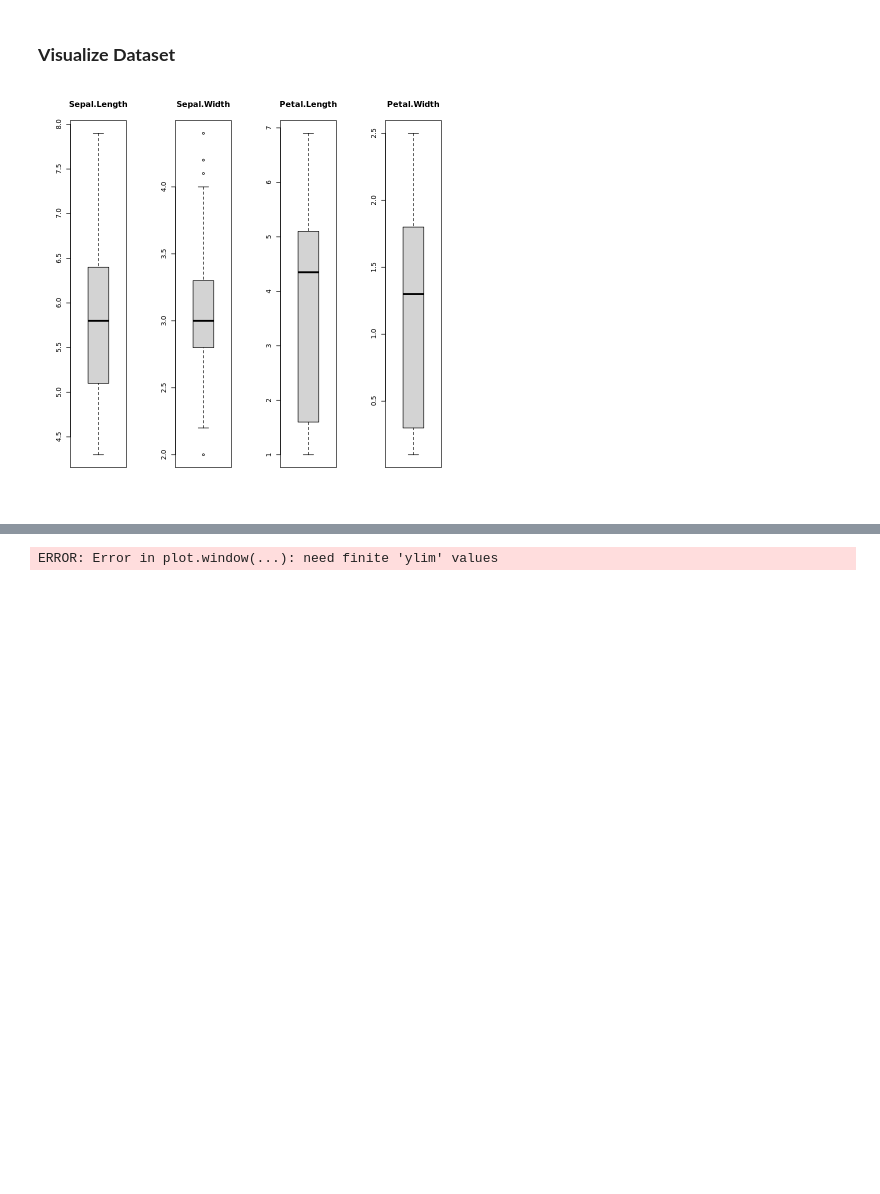
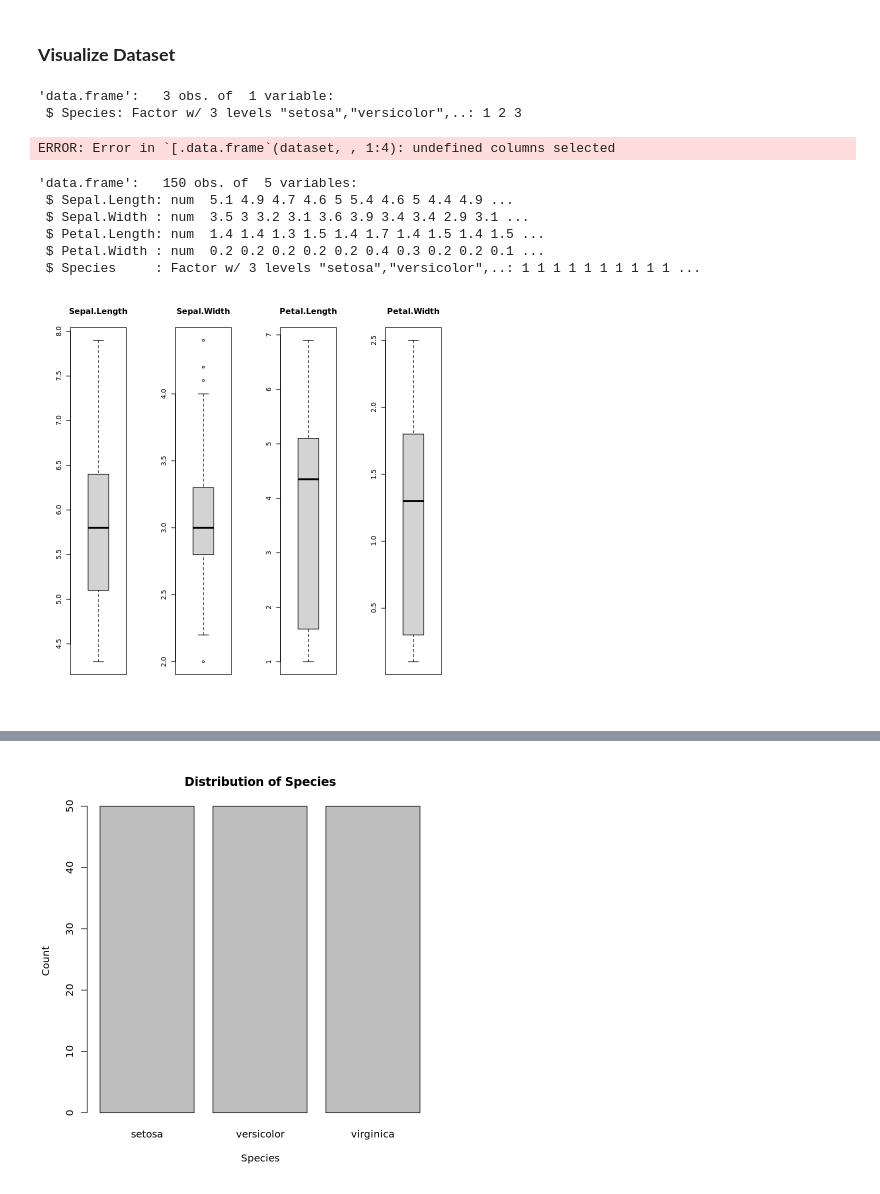
Before and after one commit to Bault22/BSGP_7030_MLA_R, a Jupyter notebook: MLA in R.ipynb, the cells around one changed output, grey strips where cells are left out. Drawn from its saved outputs; the diff is of its cells as text; code cells hidden in the pictures; blank space fills up the shorter version.

```diff
--- a/MLA in R.ipynb
+++ b/MLA in R.ipynb
@@ -97,23 +77,54 @@ summary(dataset)
 # %% [markdown]
 ### **Visualize Dataset**
 # %%
-# split input and output
-x <- dataset[,1:4]
-y <- dataset[,5]
+# Check dataset structure
+str(dataset)
+
+# Split input (x) and output (y)
+x <- dataset[, 1:4]  # Selecting columns 1 to 4 as predictors
+y <- dataset[, 5]    # Selecting column 5 as the response variable
+
+# Check x and y
+head(x)  # Display first few rows of x
+head(y)  # Display first few elements of y
+# %% [output]
+'data.frame':   3 obs. of  1 variable:
+ $ Species: Factor w/ 3 levels "setosa","versicolor",..: 1 2 3
+ERROR: Error in `[.data.frame`(dataset, , 1:4): undefined columns selected
 # %%
-# Load the iris dataset (if not already loaded)
-data(iris)
+# Ensure 'iris' dataset is loaded and check its structure
+str(iris)
 
-# Set up the layout for the plots (1 row, 4 columns)
-par(mfrow=c(1,4))
+# Plot boxplots for each numeric attribute
+par(mfrow = c(1, 4))  # Set up plotting layout
 
-# Create boxplots for each attribute (columns 1 to 4) in the iris dataset
-for(i in 1:4) {
-  boxplot(iris[, i], main = names(iris)[i])
+# Loop through numeric columns (1 to 4) in iris dataset
+for (i in 1:4) {
+  boxplot(iris[[i]], main = names(iris)[i])  # Plot boxplot for each column
 }
 # %% [output]
+'data.frame':   150 obs. of  5 variables:
+ $ Sepal.Length: num  5.1 4.9 4.7 4.6 5 5.4 4.6 5 4.4 4.9 ...
+ $ Sepal.Width : num  3.5 3 3.2 3.1 3.6 3.9 3.4 3.4 2.9 3.1 ...
+ $ Petal.Length: num  1.4 1.4 1.3 1.5 1.4 1.7 1.4 1.5 1.4 1.5 ...
+ $ Petal.Width : num  0.2 0.2 0.2 0.2 0.2 0.4 0.3 0.2 0.2 0.1 ...
+ $ Species     : Factor w/ 3 levels "setosa","versicolor",..: 1 1 1 1 1 1 1 1 1 1 ...
 [figure]
 # %%
-# barplot for class breakdown
-plot(y)
+# Load the iris dataset (built-in dataset in R)
+data(iris)
+
+# Split input (x) and output (y)
+x <- iris[, 1:4]  # Selecting columns 1 to 4 as predictors
+y <- iris[, 5]    # Selecting column 5 (Species) as the response variable
+
+# Check if y exists
+exists("y")
+
+# Plotting y (bar plot for categorical variable y)
+if (exists("y")) {
+  barplot(table(y), main = "Distribution of Species", xlab = "Species", ylab = "Count")
+} else {
+  print("Variable 'y' does not exist or is not correctly defined.")
+}
 # %% [output]
@@ -126,2 +132 @@ Warning message in max(x):
-ERROR: Error in plot.window(...): need finite 'ylim' values
-[figure, old version]
+[figure, new version]
```
Also changed, not shown: parts of 15 cells of this notebook.
